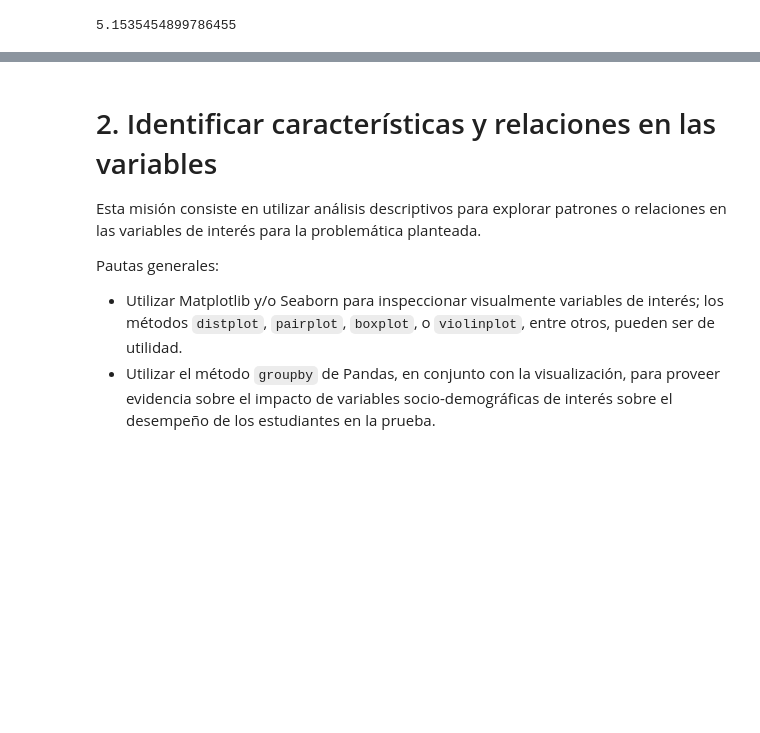
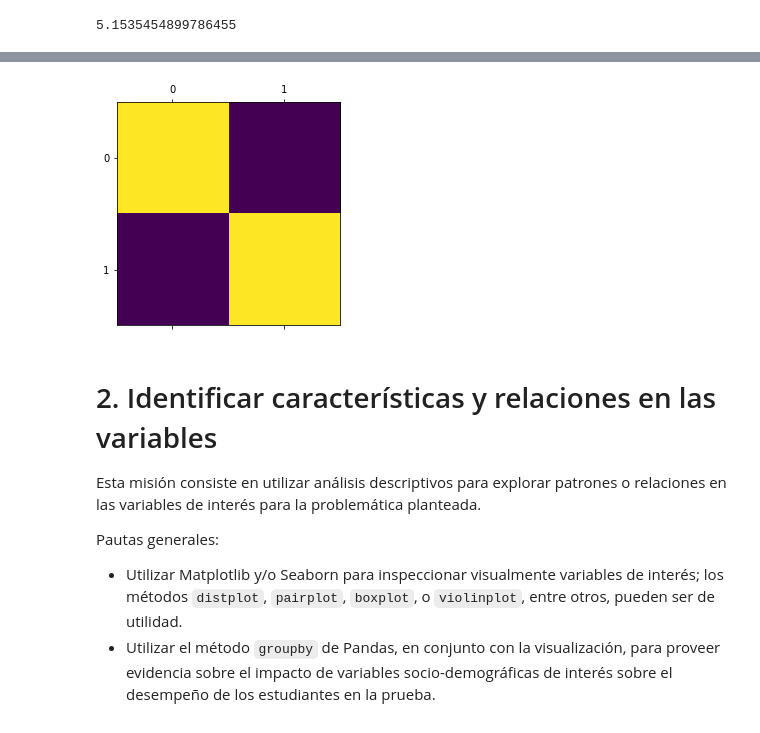
Before and after one commit to lvherrerab/MIIA_estudiante_18, a Jupyter notebook: Laboratorios/Laboratorio_2_18.ipynb, the cells around one changed output, grey strips where cells are left out. Cells and saved outputs as stored; diff of their text form; code cells hidden in the pictures; blank space fills up the shorter version.

```diff
--- a/Laboratorios/Laboratorio_2_18.ipynb
+++ b/Laboratorios/Laboratorio_2_18.ipynb
@@ -237,3 +240,8 @@ df["normalized-losses"] = imputer.transform(df[["normalized-losses"]]).ravel()
+# %%
+plt.matshow(df.corr())
+plt.show()
+# %% [output]
+[figure, added]
 # %% [markdown]
 # 2. Identificar características y relaciones en las variables
 
```
Also changed, not shown: parts of 8 cells of this notebook.
